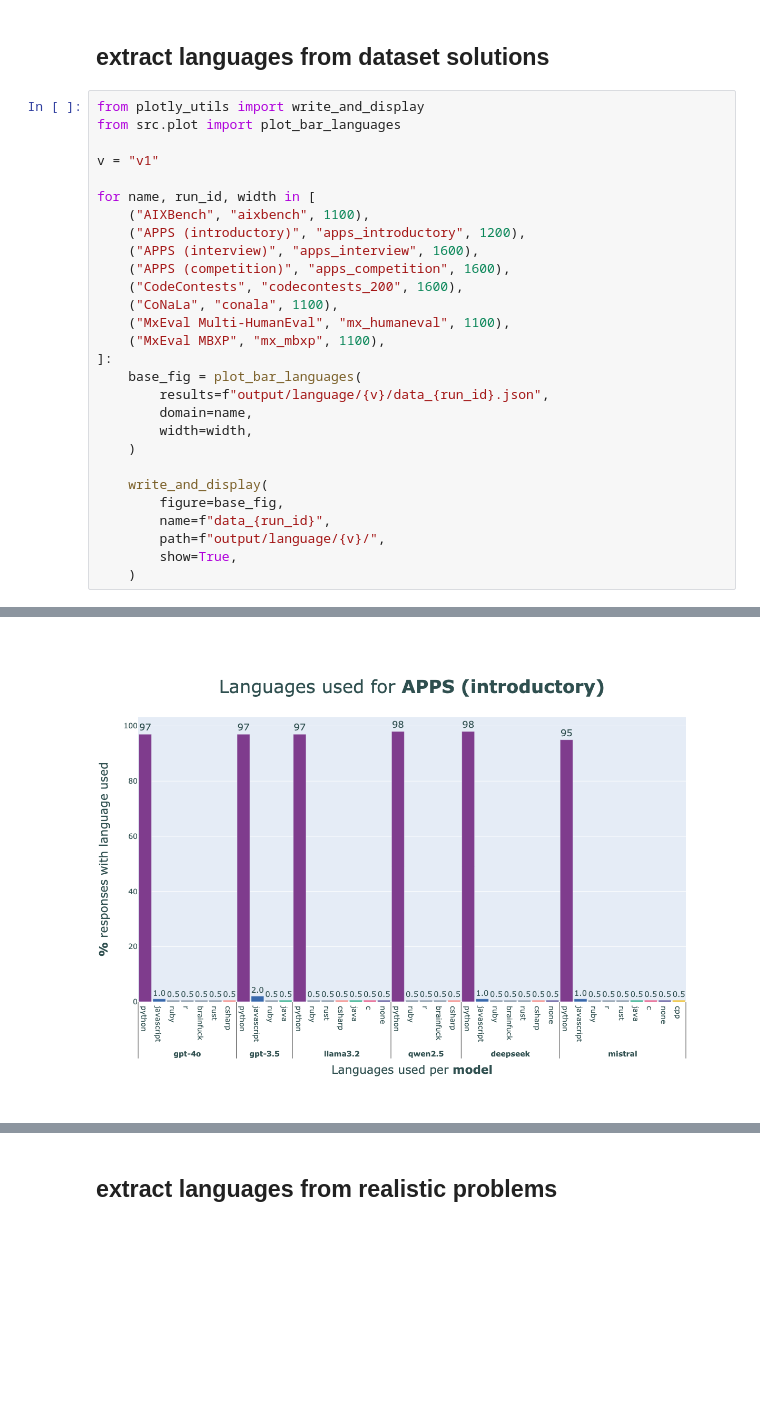
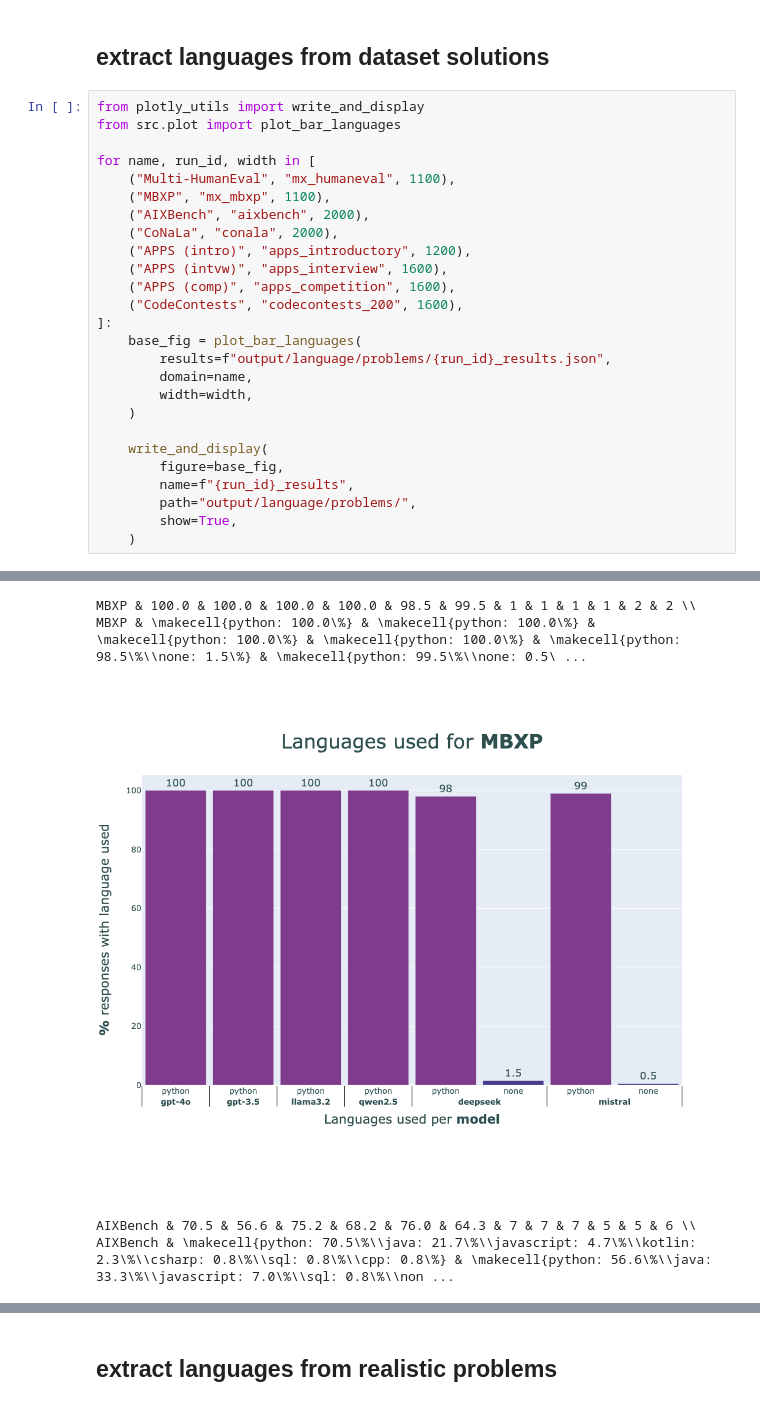
Before and after one commit to itsluketwist/llms-love-python, a Jupyter notebook: see.ipynb, the cells around one changed output, grey strips where cells are left out. Cells and saved outputs as stored; diff of their text form; blank space fills up the shorter version.

```diff
--- a/see.ipynb
+++ b/see.ipynb
@@ -6,28 +6,26 @@
 from plotly_utils import write_and_display
 from src.plot import plot_bar_languages
 
-v = "v1"
-
 for name, run_id, width in [
-    ("AIXBench", "aixbench", 1100),
-    ("APPS (introductory)", "apps_introductory", 1200),
-    ("APPS (interview)", "apps_interview", 1600),
-    ("APPS (competition)", "apps_competition", 1600),
+    ("Multi-HumanEval", "mx_humaneval", 1100),
+    ("MBXP", "mx_mbxp", 1100),
+    ("AIXBench", "aixbench", 2000),
+    ("CoNaLa", "conala", 2000),
+    ("APPS (intro)", "apps_introductory", 1200),
+    ("APPS (intvw)", "apps_interview", 1600),
+    ("APPS (comp)", "apps_competition", 1600),
     ("CodeContests", "codecontests_200", 1600),
-    ("CoNaLa", "conala", 1100),
-    ("MxEval Multi-HumanEval", "mx_humaneval", 1100),
-    ("MxEval MBXP", "mx_mbxp", 1100),
 ]:
     base_fig = plot_bar_languages(
-        results=f"output/language/{v}/data_{run_id}.json",
+        results=f"output/language/problems/{run_id}_results.json",
         domain=name,
         width=width,
     )
 
     write_and_display(
         figure=base_fig,
-        name=f"data_{run_id}",
-        path=f"output/language/{v}/",
+        name=f"{run_id}_results",
+        path="output/language/problems/",
         show=True,
     )
 # %% [output]
@@ -35 +35,5 @@ for name, run_id, width in [
+MBXP & 100.0 & 100.0 & 100.0 & 100.0 & 98.5 & 99.5 & 1 & 1 & 1 & 1 & 2 & 2 \\
+MBXP & \makecell{python: 100.0\%} & \makecell{python: 100.0\%} & \makecell{python: 100.0\%} & \makecell{python: 100.0\%} & \makecell{python: 98.5\%\\none: 1.5\%} & \makecell{python: 99.5\%\\none: 0.5\ ...
-[figure, old version]
+[figure, new version]
+AIXBench & 70.5 & 56.6 & 75.2 & 68.2 & 76.0 & 64.3 & 7 & 7 & 7 & 5 & 5 & 6 \\
+AIXBench & \makecell{python: 70.5\%\\java: 21.7\%\\javascript: 4.7\%\\kotlin: 2.3\%\\csharp: 0.8\%\\sql: 0.8\%\\cpp: 0.8\%} & \makecell{python: 56.6\%\\java: 33.3\%\\javascript: 7.0\%\\sql: 0.8\%\\non ...
```
Also changed, not shown: parts of 5 cells of this notebook, 7 other files.
